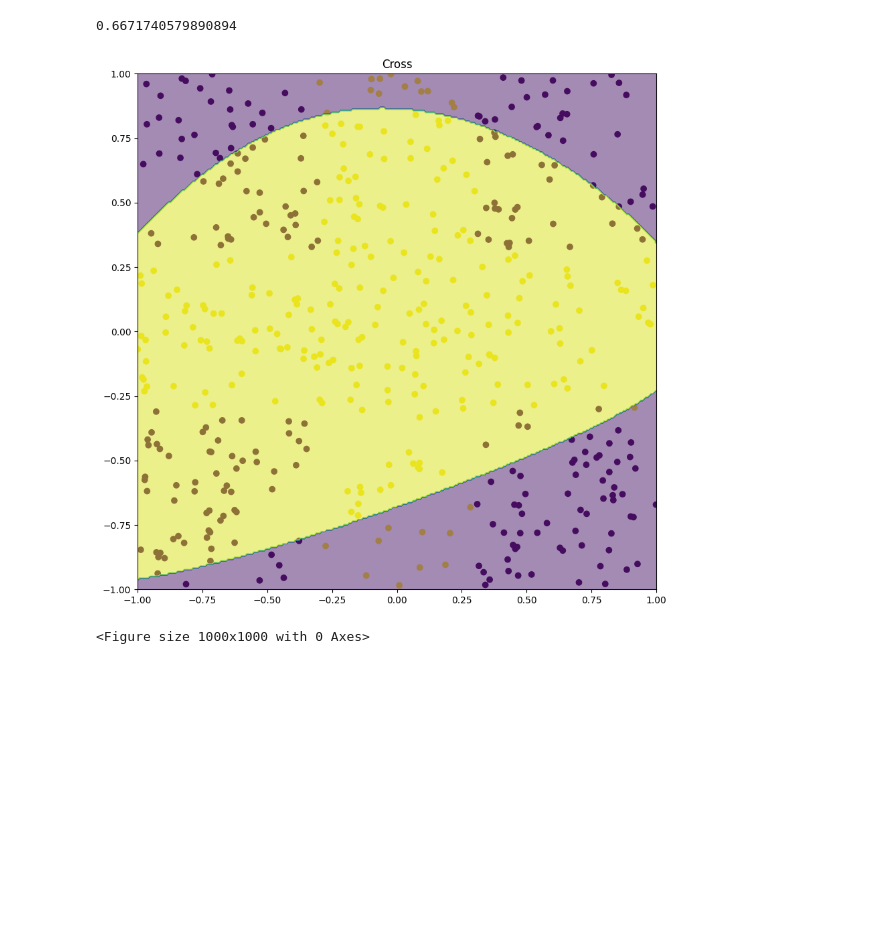
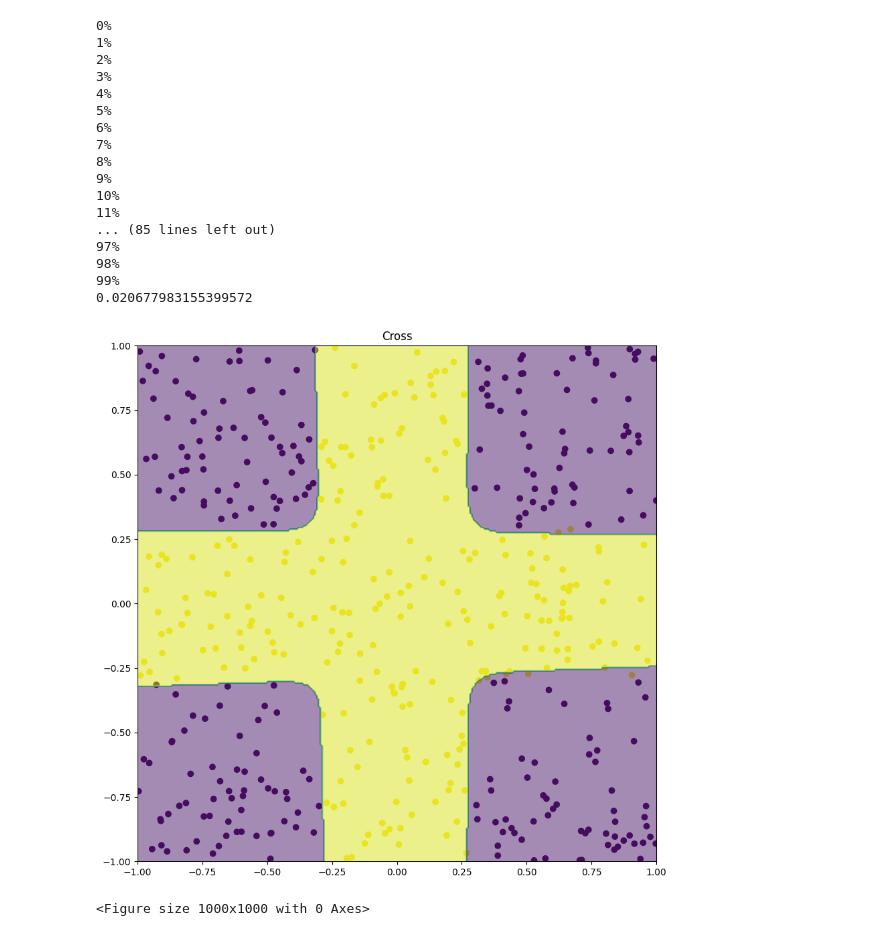
Before and after one commit to alia-team/ai, a Jupyter notebook: python/test_cases.ipynb, the cells around one changed output. Saved outputs shown, nothing was run; the diff lists cells and outputs as text; code cells hidden in the pictures; blank space fills up the shorter version.

```diff
--- a/python/test_cases.ipynb
+++ b/python/test_cases.ipynb
@@ -121,29 +168,44 @@ plt.clf()
 # %%
 # Cross
 # MLP (2, 4, 1)
 npl = (2, 4, 1)
 mlp = MLP(npl)
 
 # Initialize the training dataset and labels
 training_dataset = np.random.random((500, 2)) * 2.0 - 1.0
-labels = np.array([1 if abs(p[0]) <= 0.3 or abs(p[1]) <= 0.3 else -1 for p in training_dataset])
-labels = labels.reshape(-1, 1)  # Ensure labels are in the correct shape
+labels = np.array([[1] if abs(p[0]) <= 0.3 or abs(p[1]) <= 0.3 else [-1] for p in training_dataset], dtype=np.float64)
 
 res = mlp.train(training_dataset, labels, training_dataset, labels, 0.1, 100000, True)
 print(res[len(res)-1][0])
 plt.scatter([p[0] for p in training_dataset], [p[1] for p in training_dataset], c=[l[0] for l in labels])
 # add background color based on the prediction
 x = np.linspace(-1, 1, 300)
 y = np.linspace(-1, 1, 300)
 X, Y = np.meshgrid(x, y)
 Z = np.array([[1 if mlp.predict([x, y],True)[0]>0 else -1 for x in x] for y in y])
 plt.contourf(X, Y, Z, alpha=0.5)
 plt.title('Cross')
 plt.show()
 plt.clf()
 # %% [output]
-0.6671740579890894
+0%
+1%
+2%
+3%
+4%
+5%
+6%
+7%
+8%
+9%
+10%
+11%
+... (85 lines left out)
+97%
+98%
+99%
+0.020677983155399572
-[figure, old version]
+[figure, new version]
 <Figure size 1000x1000 with 0 Axes>
 # %%
 
```
Also changed, not shown: parts of 10 cells of this notebook, 1 other file.
